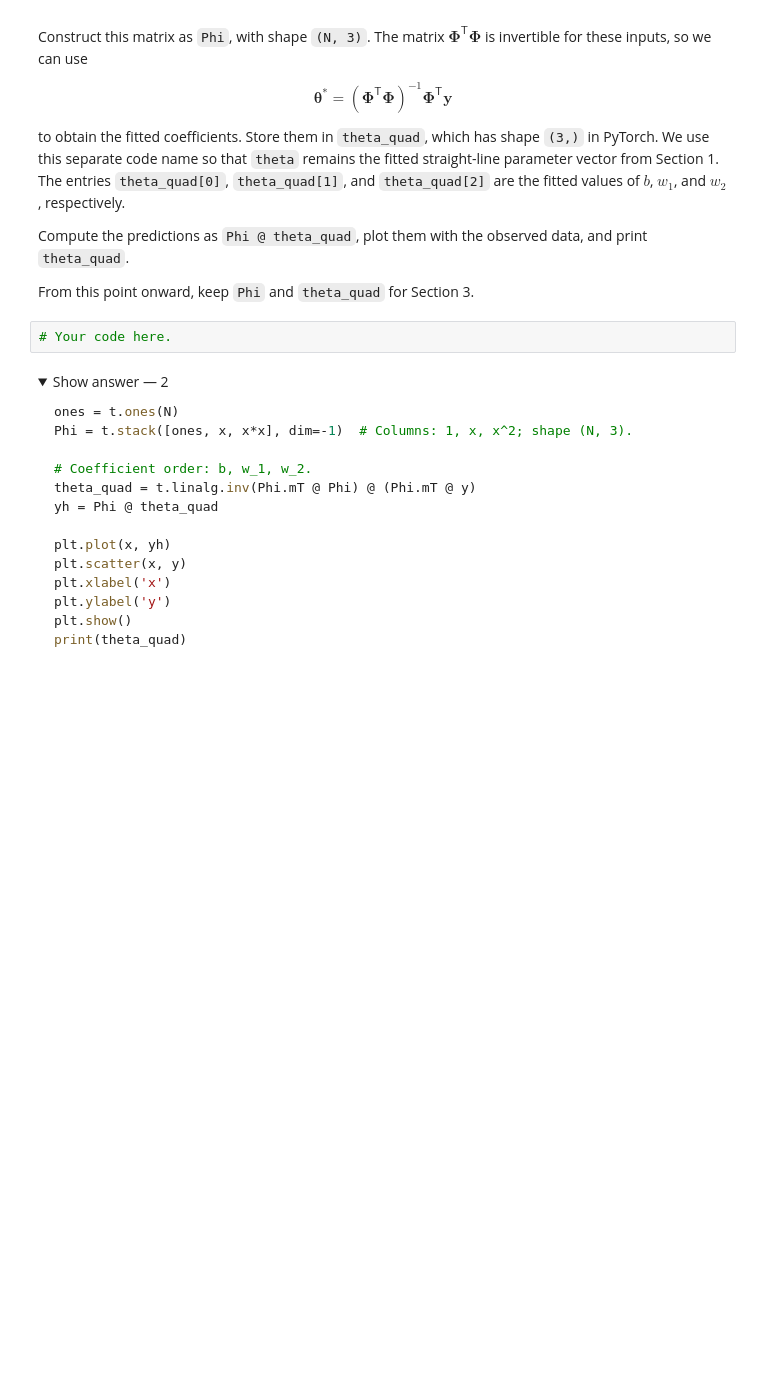
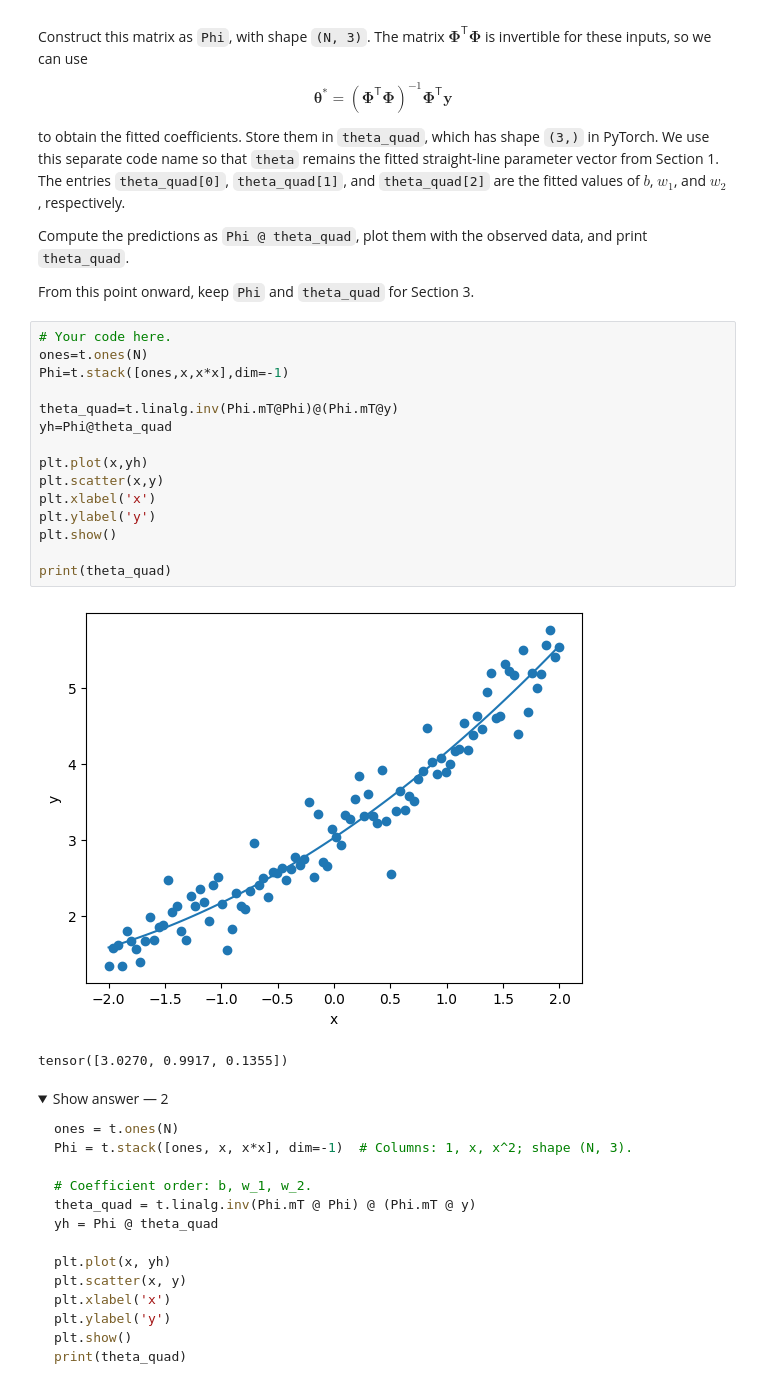
Before and after one commit to starfishchennn/Foundations-of-Artificial-Intelligence, a Jupyter notebook: Week_03/Week_03_linear_regression.ipynb, the cells around one changed output. Drawn from its saved outputs; the diff is of its cells as text; folded sections open; blank space fills up the shorter version.

```diff
--- a/Week_03/Week_03_linear_regression.ipynb
+++ b/Week_03/Week_03_linear_regression.ipynb
@@ -270,8 +286,24 @@ to obtain the fitted coefficients. Store them in `theta_quad`, which has shape `
 Compute the predictions as `Phi @ theta_quad`, plot them with the observed data, and print `theta_quad`.
 
 From this point onward, keep `Phi` and `theta_quad` for Section 3.
-# %%
-# Your code here.
+# %%
+# Your code here.
+ones=t.ones(N)
+Phi=t.stack([ones,x,x*x],dim=-1)
+
+theta_quad=t.linalg.inv(Phi.mT@Phi)@(Phi.mT@y)
+yh=Phi@theta_quad
+
+plt.plot(x,yh)
+plt.scatter(x,y)
+plt.xlabel('x')
+plt.ylabel('y')
+plt.show()
+
+print(theta_quad)
+# %% [output]
+[figure, added]
+tensor([3.0270, 0.9917, 0.1355])
 # %% [markdown]
 <details>
 <summary>Show answer — 2</summary>
```
Also changed, not shown: parts of 10 cells of this notebook.
